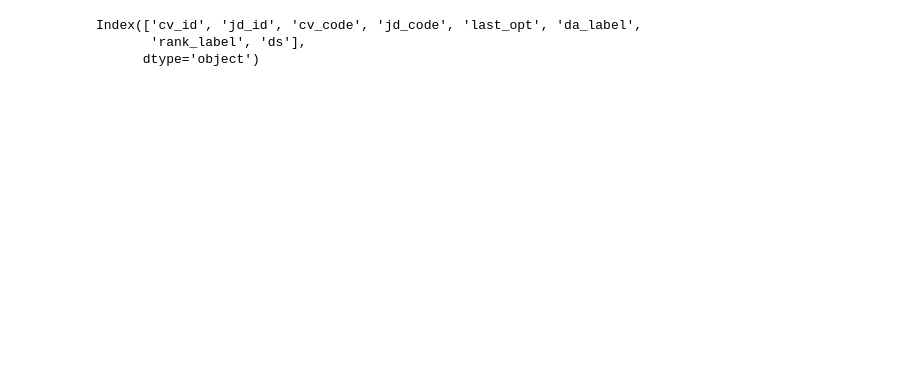
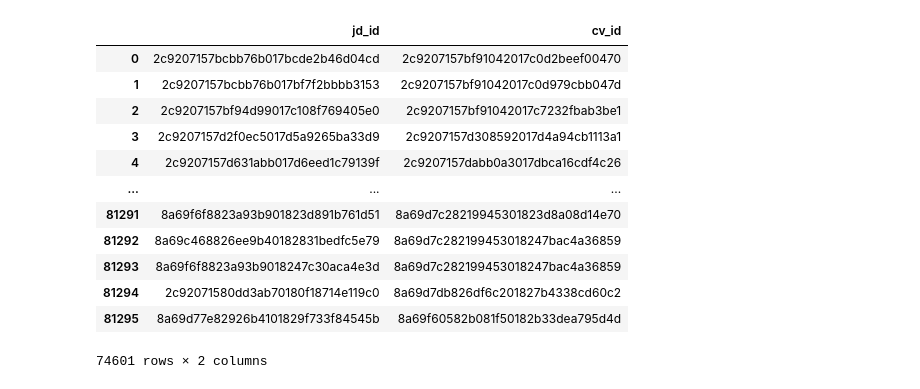
Before and after one commit to slowisfast2030/golden_data, a Jupyter notebook: linus_sample.ipynb, the cells around one changed output. Drawn from its saved outputs; the diff is of its cells as text; code cells hidden in the pictures; blank space fills up the shorter version.

```diff
--- a/linus_sample.ipynb
+++ b/linus_sample.ipynb
@@ -4,6 +41,16 @@ golden_data = pd.read_csv('./sample_pipeline_20220821_mini.csv')
 # %%
-golden_data.columns
+golden_data[columns]
 # %% [output]
+|  | jd_id | cv_id |
+| 0 | 2c9207157bcbb76b017bcde2b46d04cd | 2c9207157bf91042017c0d2beef00470 |
+| 1 | 2c9207157bcbb76b017bf7f2bbbb3153 | 2c9207157bf91042017c0d979cbb047d |
+| 2 | 2c9207157bf94d99017c108f769405e0 | 2c9207157bf91042017c7232fbab3be1 |
+| 3 | 2c9207157d2f0ec5017d5a9265ba33d9 | 2c9207157d308592017d4a94cb1113a1 |
+| 4 | 2c9207157d631abb017d6eed1c79139f | 2c9207157dabb0a3017dbca16cdf4c26 |
+| ... | ... | ... |
+| 81291 | 8a69f6f8823a93b901823d891b761d51 | 8a69d7c28219945301823d8a08d14e70 |
+| 81292 | 8a69c468826ee9b40182831bedfc5e79 | 8a69d7c282199453018247bac4a36859 |
+| 81293 | 8a69f6f8823a93b9018247c30aca4e3d | 8a69d7c282199453018247bac4a36859 |
+| 81294 | 2c92071580dd3ab70180f18714e119c0 | 8a69d7db826df6c201827b4338cd60c2 |
+| 81295 | 8a69d77e82926b4101829f733f84545b | 8a69f60582b081f50182b33dea795d4d |
-Index(['cv_id', 'jd_id', 'cv_code', 'jd_code', 'last_opt', 'da_label',
-       'rank_label', 'ds'],
-      dtype='object')
+74601 rows × 2 columns
```
Also changed, not shown: parts of 13 cells of this notebook.
